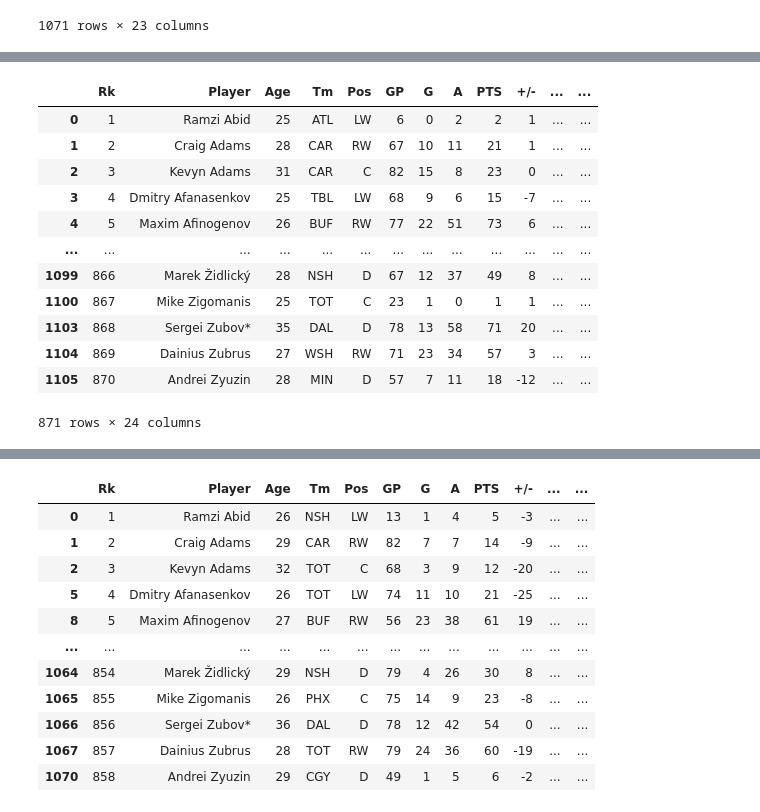
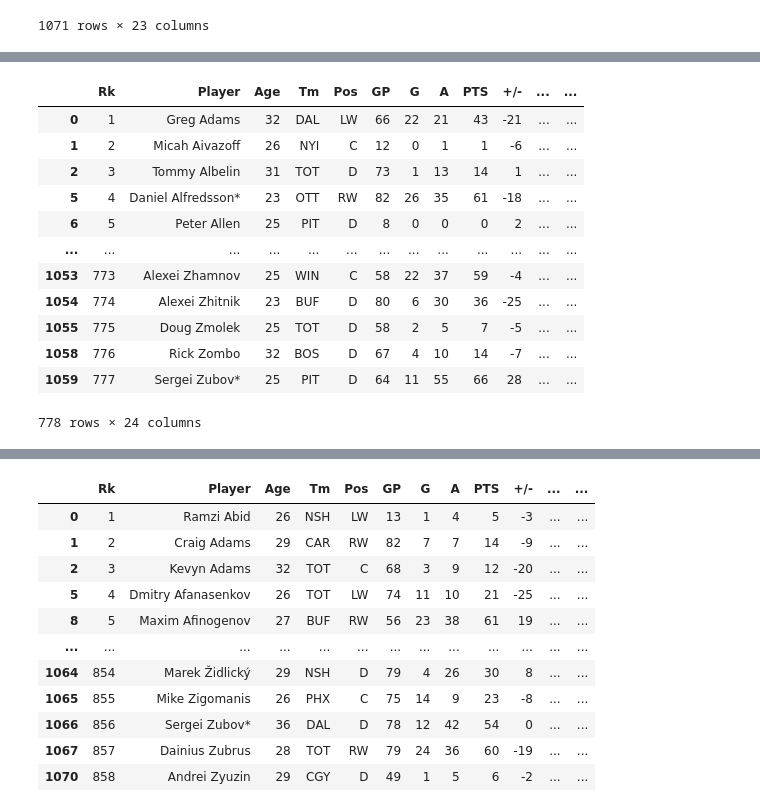
Before and after one commit to hinayatali9/MIE368_PROJECT, a Jupyter notebook: player_proj/extracting_data.ipynb, the cells around one changed output, grey strips where cells are left out. Cells and saved outputs as stored; diff of their text form; code cells hidden in the pictures.

Commit message:
concat all seasons from 1996 to 2023

```diff
--- a/player_proj/extracting_data.ipynb
+++ b/player_proj/extracting_data.ipynb
@@ -30,12 +26,16 @@ new_df
 | 1070 | 858 | Andrei Zyuzin | 29 | CGY | D | 49 | 1 | 5 | 6 | -2 | ... | ... |
 1071 rows × 23 columns
 # %%
-count=2008
+start_year = 2023
+years = list(range(1996, start_year + 1))
+years.reverse()
+years.remove(2005) # lockout season, no data
 all_df_skaters=pd.DataFrame()
 all_df_goalies=pd.DataFrame()
-while count>=1996:
-  url_skaters=f'https://www.hockey-reference.com/leagues/NHL_{count}_skaters.html'
-  url_goalies=f'https://www.hockey-reference.com/leagues/NHL_{count}_goalies.html'
+for year in years:
+  url_skaters=f'https://www.hockey-reference.com/leagues/NHL_{year}_skaters.html'
+  url_goalies=f'https://www.hockey-reference.com/leagues/NHL_{year}_goalies.html'
+  print(year)
   df_skaters = pd.read_html(url_skaters)
   df_goalies = pd.read_html(url_goalies)
   df_skaters_cleaned=pd.DataFrame(df_skaters[0])
@@ -46,12 +46,12 @@ while count>=1996:
     df_goalies_cleaned.columns = df_goalies_cleaned.columns.get_level_values(1)
   df_skaters_cleaned=df_skaters_cleaned.drop_duplicates(['Rk'], keep='first')
   df_goalies_cleaned=df_goalies_cleaned.drop_duplicates(['Rk'], keep='first')
-  df_skaters_cleaned['SEASON']=count
-  df_goalies_cleaned['SEASON']=count
+  df_skaters_cleaned['SEASON']=year
+  df_goalies_cleaned['SEASON']=year
   # df_skaters_cleaned=df_skaters_cleaned.reset_index(inplace=True, drop=True)
   if len(all_df_skaters)>0:
     all_df_skaters=all_df_skaters.reset_index(inplace=True)
   all_df_skaters = pd.concat([all_df_skaters, df_skaters_cleaned], axis=0)
   all_df_goalies=pd.concat([all_df_goalies, df_goalies_cleaned], axis=0)
-  count-=1
+  time.sleep(10)
 # %% [output]
@@ -59,16 +74,0 @@ HTTPError: HTTP Error 429: Too Many Requests
-# %%
-all_df_skaters
-# %% [output]
-|  | Rk | Player | Age | Tm | Pos | GP | G | A | PTS | +/- | ... | ... |
-| 0 | 1 | Ramzi Abid | 25 | ATL | LW | 6 | 0 | 2 | 2 | 1 | ... | ... |
-| 1 | 2 | Craig Adams | 28 | CAR | RW | 67 | 10 | 11 | 21 | 1 | ... | ... |
-| 2 | 3 | Kevyn Adams | 31 | CAR | C | 82 | 15 | 8 | 23 | 0 | ... | ... |
-| 3 | 4 | Dmitry Afanasenkov | 25 | TBL | LW | 68 | 9 | 6 | 15 | -7 | ... | ... |
-| 4 | 5 | Maxim Afinogenov | 26 | BUF | RW | 77 | 22 | 51 | 73 | 6 | ... | ... |
-| ... | ... | ... | ... | ... | ... | ... | ... | ... | ... | ... | ... | ... |
-| 1099 | 866 | Marek Židlický | 28 | NSH | D | 67 | 12 | 37 | 49 | 8 | ... | ... |
-| 1100 | 867 | Mike Zigomanis | 25 | TOT | C | 23 | 1 | 0 | 1 | 1 | ... | ... |
-| 1103 | 868 | Sergei Zubov* | 35 | DAL | D | 78 | 13 | 58 | 71 | 20 | ... | ... |
-| 1104 | 869 | Dainius Zubrus | 27 | WSH | RW | 71 | 23 | 34 | 57 | 3 | ... | ... |
-| 1105 | 870 | Andrei Zyuzin | 28 | MIN | D | 57 | 7 | 11 | 18 | -12 | ... | ... |
-871 rows × 24 columns
@@ -76,0 +75,17 @@ all_df_skaters
+# %%
+all_df_skaters.to_csv("skaters_1996_2023.csv")
+all_df_skaters
+# %% [output]
+|  | Rk | Player | Age | Tm | Pos | GP | G | A | PTS | +/- | ... | ... |
+| 0 | 1 | Greg Adams | 32 | DAL | LW | 66 | 22 | 21 | 43 | -21 | ... | ... |
+| 1 | 2 | Micah Aivazoff | 26 | NYI | C | 12 | 0 | 1 | 1 | -6 | ... | ... |
+| 2 | 3 | Tommy Albelin | 31 | TOT | D | 73 | 1 | 13 | 14 | 1 | ... | ... |
+| 5 | 4 | Daniel Alfredsson* | 23 | OTT | RW | 82 | 26 | 35 | 61 | -18 | ... | ... |
+| 6 | 5 | Peter Allen | 25 | PIT | D | 8 | 0 | 0 | 0 | 2 | ... | ... |
+| ... | ... | ... | ... | ... | ... | ... | ... | ... | ... | ... | ... | ... |
+| 1053 | 773 | Alexei Zhamnov | 25 | WIN | C | 58 | 22 | 37 | 59 | -4 | ... | ... |
+| 1054 | 774 | Alexei Zhitnik | 23 | BUF | D | 80 | 6 | 30 | 36 | -25 | ... | ... |
+| 1055 | 775 | Doug Zmolek | 25 | TOT | D | 58 | 2 | 5 | 7 | -5 | ... | ... |
+| 1058 | 776 | Rick Zombo | 32 | BOS | D | 67 | 4 | 10 | 14 | -7 | ... | ... |
+| 1059 | 777 | Sergei Zubov* | 25 | PIT | D | 64 | 11 | 55 | 66 | 28 | ... | ... |
+778 rows × 24 columns
```
Also changed, not shown: parts of 5 cells of this notebook, 4 other files.
